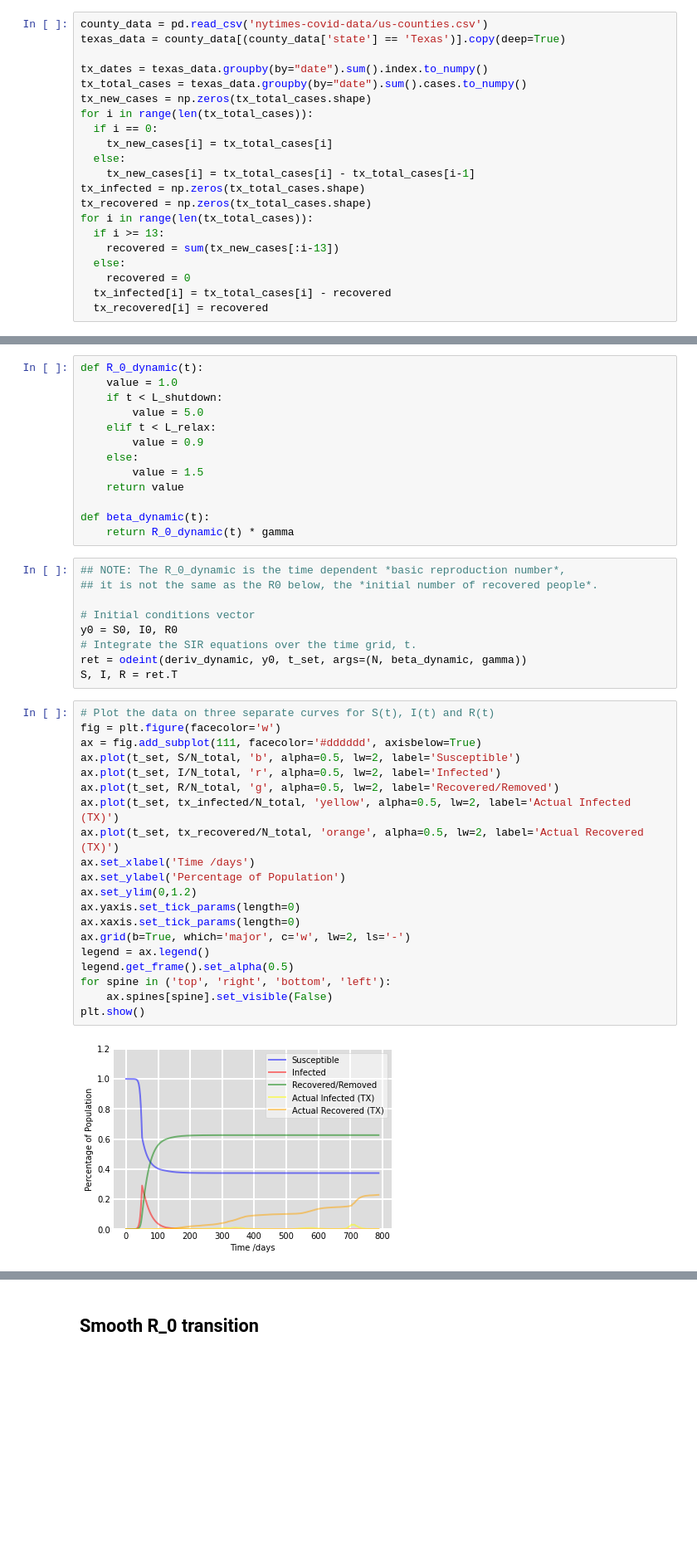
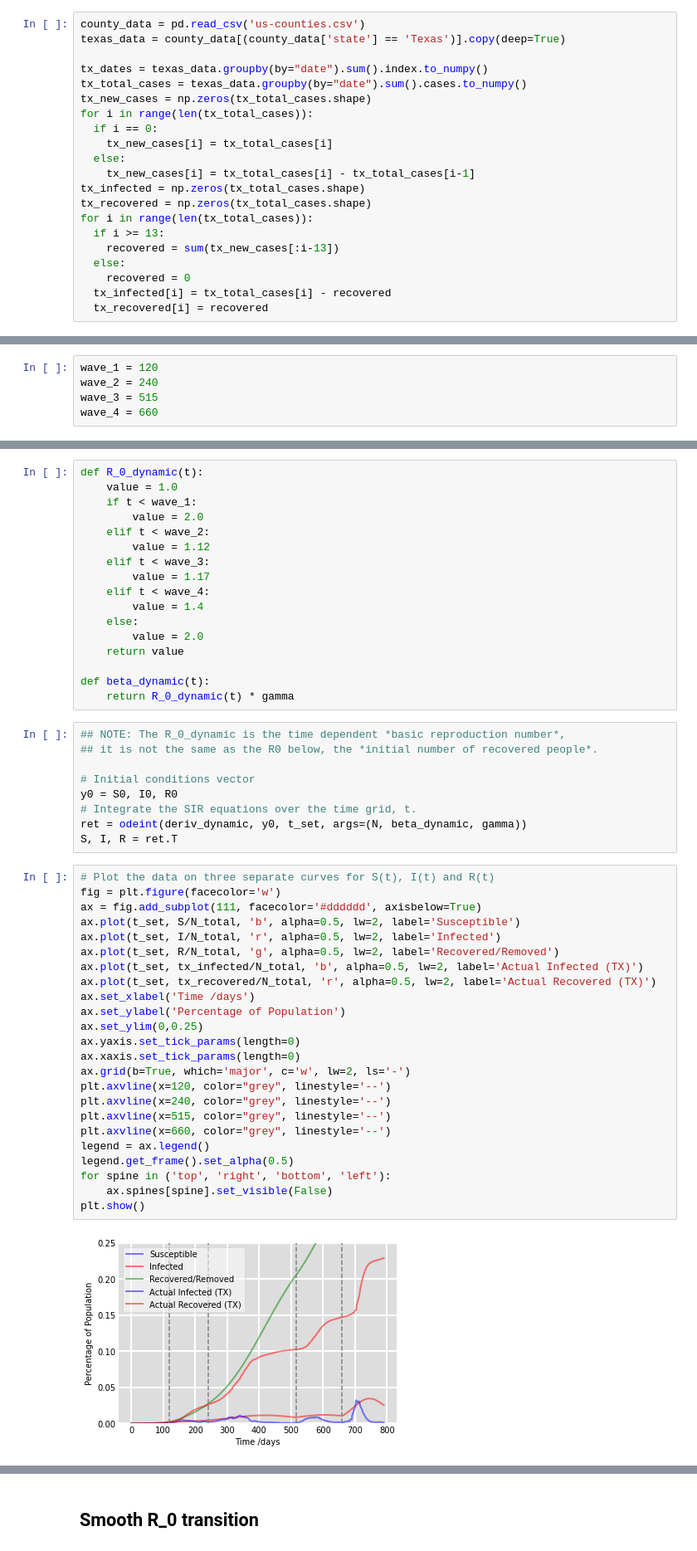
Before and after one commit to aud-z/COVID_SIR, a Jupyter notebook: part_1.ipynb, the cells around one changed output, grey strips where cells are left out. Shown at 83% size. Drawn from its saved outputs; the diff is of its cells as text; blank space fills up the shorter version.

Commit message:
added estimated R0 values

```diff
--- a/part_1.ipynb
+++ b/part_1.ipynb
@@ -15,7 +15,7 @@ from scipy.integrate import odeint
 import matplotlib.pyplot as plt
 import pandas as pd
 # %%
-county_data = pd.read_csv('nytimes-covid-data/us-counties.csv')
+county_data = pd.read_csv('us-counties.csv')
 texas_data = county_data[(county_data['state'] == 'Texas')].copy(deep=True)
 
 tx_dates = texas_data.groupby(by="date").sum().index.to_numpy()
@@ -92,3 +70,8 @@ L_relax = 125 # The day that restrictions are relaxed
+# %%
+wave_1 = 120
+wave_2 = 240
+wave_3 = 515
+wave_4 = 660
 # %%
 # The SIR model differential equations.
 def deriv_dynamic(y, t, N, beta, gamma):
@@ -100,12 +83,16 @@ def deriv_dynamic(y, t, N, beta, gamma):
 # %%
 def R_0_dynamic(t):
     value = 1.0
-    if t < L_shutdown:
-        value = 5.0
-    elif t < L_relax:
-        value = 0.9
+    if t < wave_1:
+        value = 2.0
+    elif t < wave_2:
+        value = 1.12
+    elif t < wave_3:
+        value = 1.17
+    elif t < wave_4:
+        value = 1.4
     else:
-        value = 1.5
+        value = 2.0
     return value
 
 def beta_dynamic(t):
@@ -122,22 +109,26 @@ S, I, R = ret.T
 # %%
 # Plot the data on three separate curves for S(t), I(t) and R(t)
 fig = plt.figure(facecolor='w')
 ax = fig.add_subplot(111, facecolor='#dddddd', axisbelow=True)
 ax.plot(t_set, S/N_total, 'b', alpha=0.5, lw=2, label='Susceptible')
 ax.plot(t_set, I/N_total, 'r', alpha=0.5, lw=2, label='Infected')
 ax.plot(t_set, R/N_total, 'g', alpha=0.5, lw=2, label='Recovered/Removed')
-ax.plot(t_set, tx_infected/N_total, 'yellow', alpha=0.5, lw=2, label='Actual Infected (TX)')
-ax.plot(t_set, tx_recovered/N_total, 'orange', alpha=0.5, lw=2, label='Actual Recovered (TX)')
+ax.plot(t_set, tx_infected/N_total, 'b', alpha=0.5, lw=2, label='Actual Infected (TX)')
+ax.plot(t_set, tx_recovered/N_total, 'r', alpha=0.5, lw=2, label='Actual Recovered (TX)')
 ax.set_xlabel('Time /days')
 ax.set_ylabel('Percentage of Population')
-ax.set_ylim(0,1.2)
+ax.set_ylim(0,0.25)
 ax.yaxis.set_tick_params(length=0)
 ax.xaxis.set_tick_params(length=0)
 ax.grid(b=True, which='major', c='w', lw=2, ls='-')
+plt.axvline(x=120, color="grey", linestyle='--')
+plt.axvline(x=240, color="grey", linestyle='--')
+plt.axvline(x=515, color="grey", linestyle='--')
+plt.axvline(x=660, color="grey", linestyle='--')
 legend = ax.legend()
 legend.get_frame().set_alpha(0.5)
 for spine in ('top', 'right', 'bottom', 'left'):
     ax.spines[spine].set_visible(False)
 plt.show()
 # %% [output]
-[figure, old version]
+[figure, new version]
```
Also changed, not shown: parts of 4 cells of this notebook, 1 other file.
